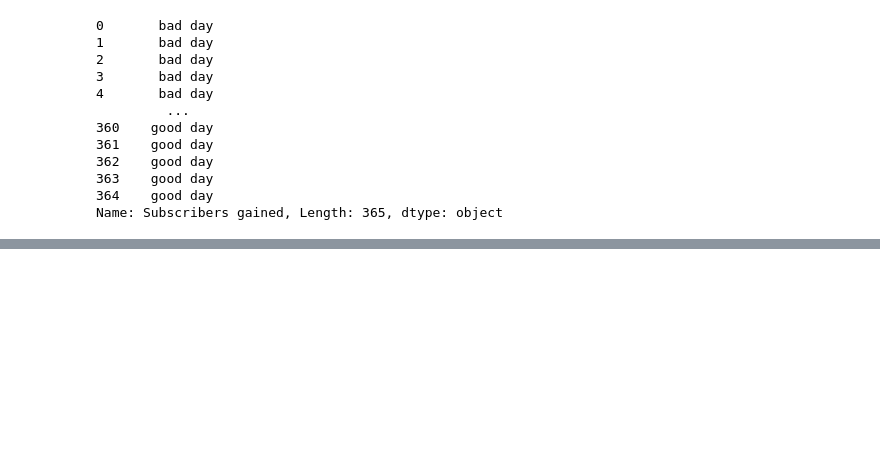
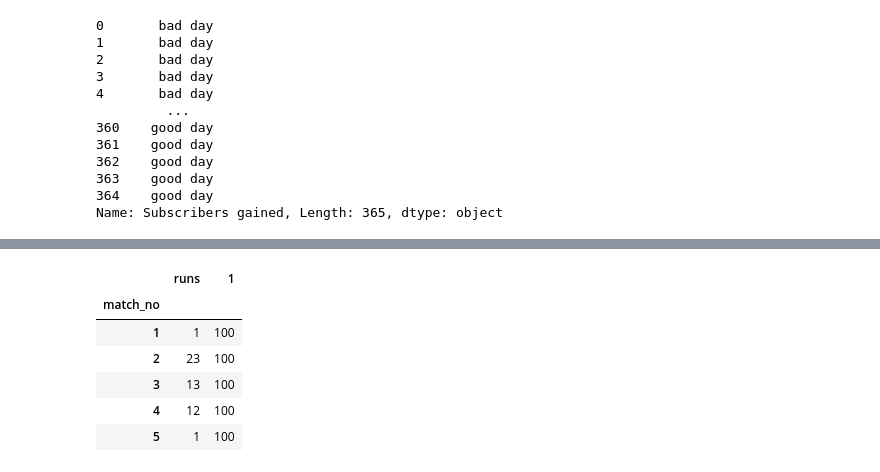
Before and after one commit to fahim-506/eda-with-python, a Jupyter notebook: notebooks/04_pandas_series.ipynb, the cells around one changed output, grey strips where cells are left out. Saved outputs shown, nothing was run; the diff lists cells and outputs as text; code cells hidden in the pictures; blank space fills up the shorter version.

```diff
--- a/notebooks/04_pandas_series.ipynb
+++ b/notebooks/04_pandas_series.ipynb
@@ -601,0 +777,3 @@ Name: Subscribers gained, Length: 365, dtype: object
+# %%
+new = vk.head().copy()
+new
@@ -601,0 +788,12 @@ Name: Subscribers gained, Length: 365, dtype: object
+# %%
+new[1]=100
+# %%
+new
+# %% [output]
+|  | runs | 1 |
+| match_no |  |  |
+| 1 | 1 | 100 |
+| 2 | 23 | 100 |
+| 3 | 13 | 100 |
+| 4 | 12 | 100 |
+| 5 | 1 | 100 |
```
Also changed, not shown: parts of 19 cells of this notebook.
